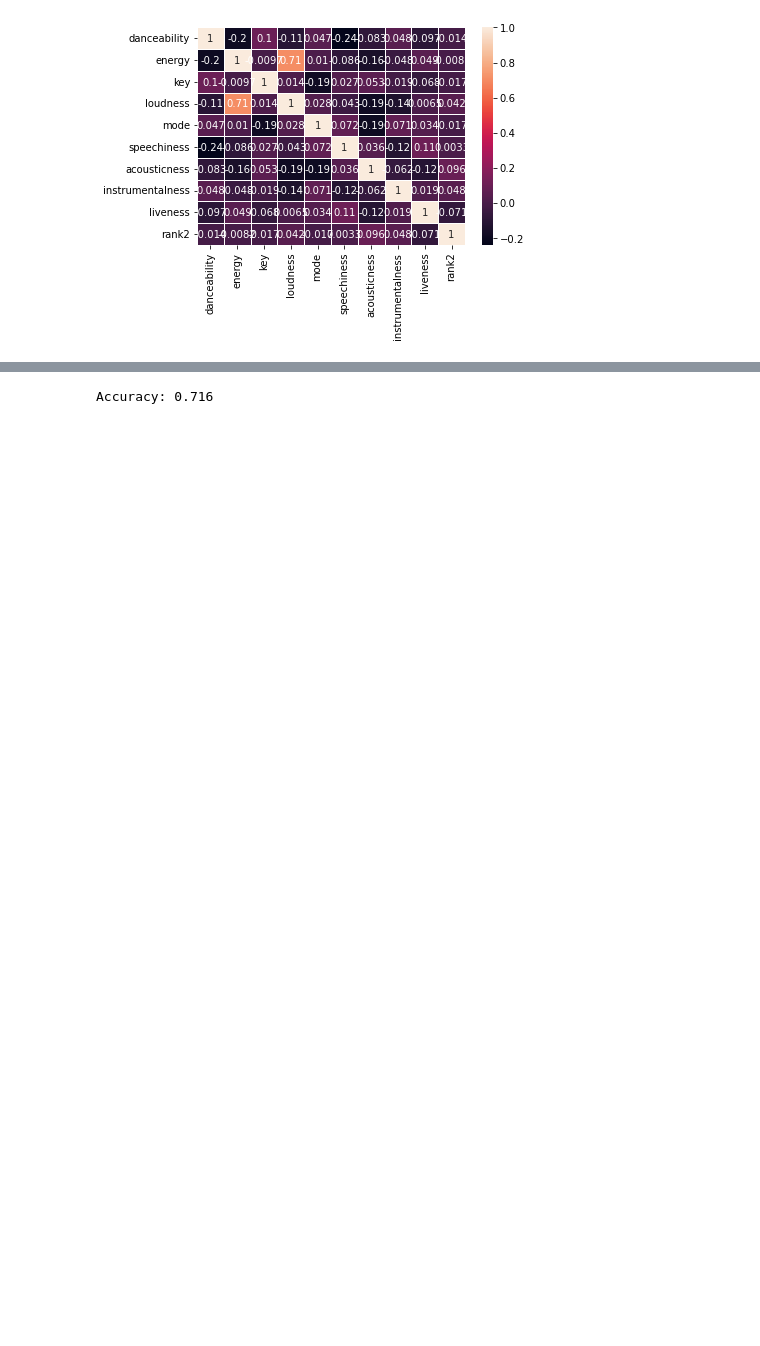
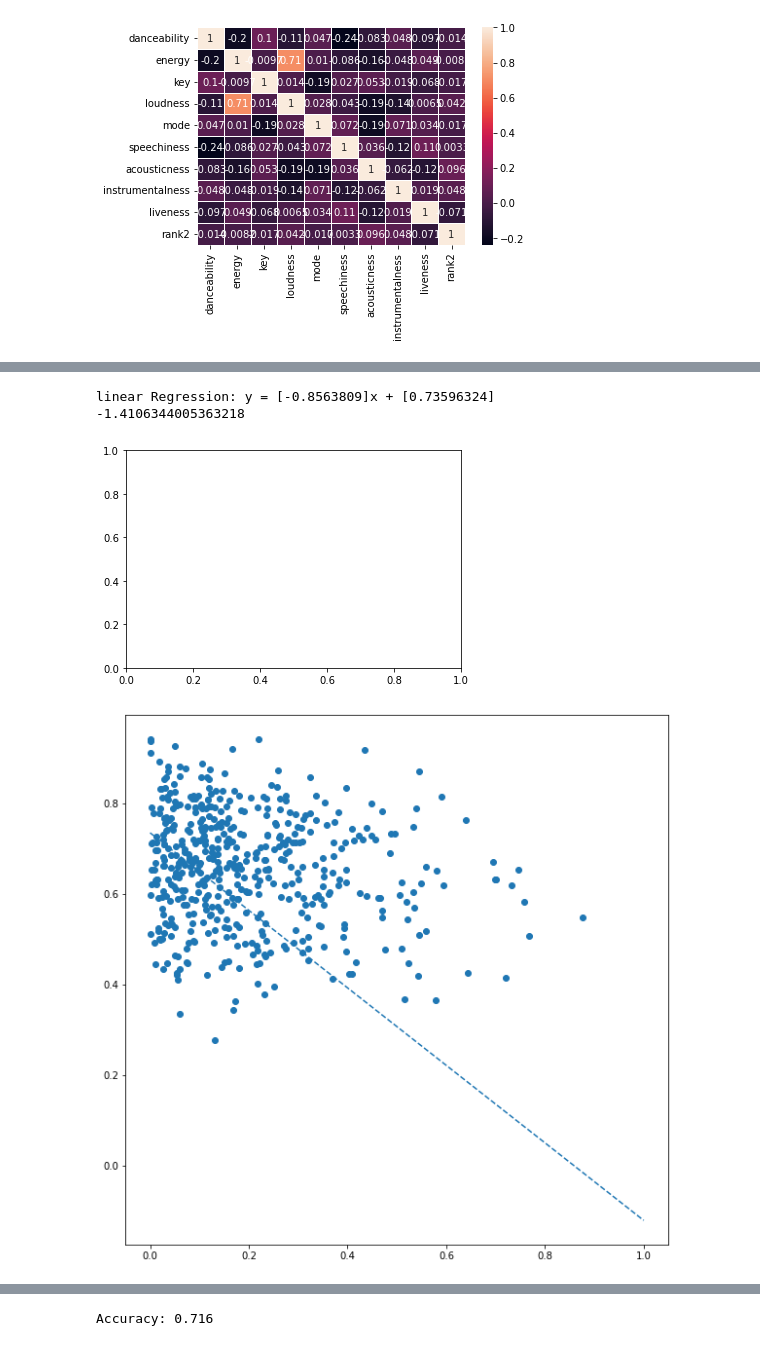
Before and after one commit to mishuhamchu/mishuhamchu.github.io, a Jupyter notebook: Final_Project.ipynb, the cells around one changed output, grey strips where cells are left out. Drawn from its saved outputs; the diff is of its cells as text; code cells hidden in the pictures; blank space fills up the shorter version.

```diff
--- a/Final_Project.ipynb
+++ b/Final_Project.ipynb
@@ -522,0 +471,7 @@ Notes:
+# %%
+plot_my_reg(germany_df_final)
+# %% [output]
+linear Regression: y = [-0.8563809]x + [0.73596324]
+-1.4106344005363218
+[figure, added]
+[figure, added]
```
Also changed, not shown: parts of 31 cells of this notebook.
